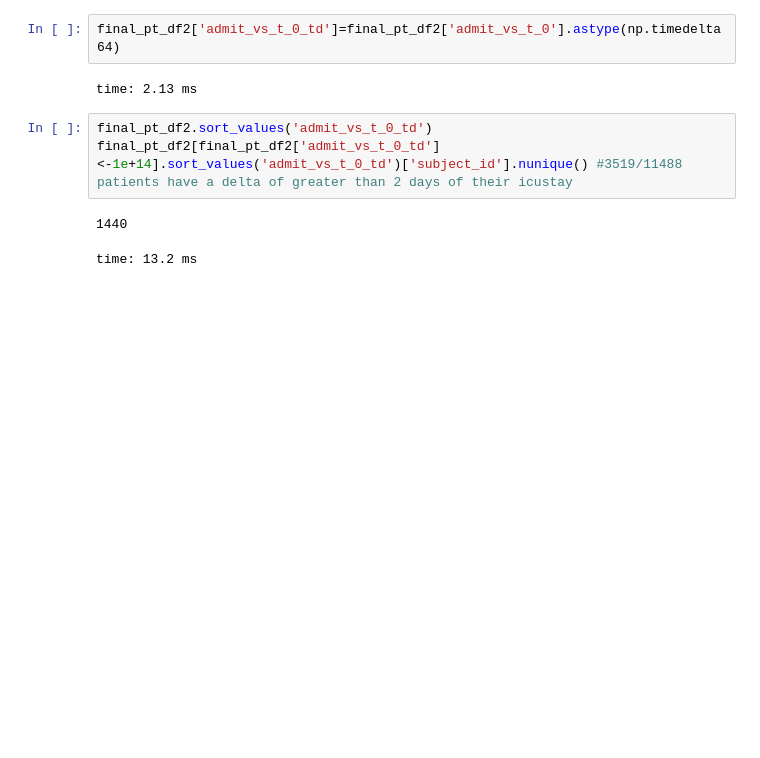
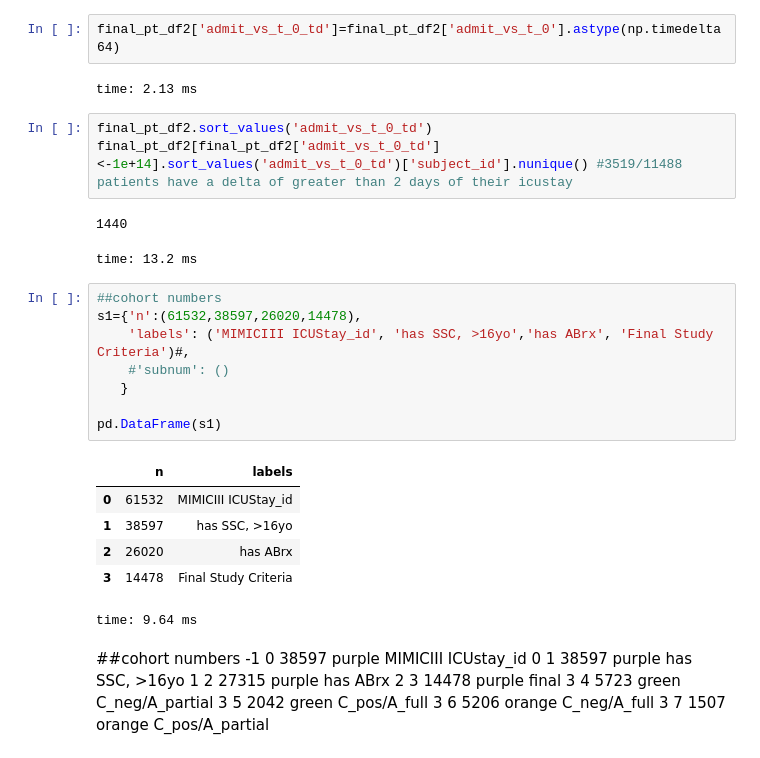
Before and after one commit to kellylinyingxin/mimiciii-antibiotics-modeling, a Jupyter notebook: notebooks/02-rotation_cohort_generation_improved.ipynb, the cells around one changed output. Cells and saved outputs as stored; diff of their text form; blank space fills up the shorter version.

```diff
--- a/notebooks/02-rotation_cohort_generation_improved.ipynb
+++ b/notebooks/02-rotation_cohort_generation_improved.ipynb
@@ -1272,3 +1292,28 @@ final_pt_df2[final_pt_df2['admit_vs_t_0_td']<-1e+14].sort_values('admit_vs_t_0_t
 # %% [output]
 1440
 time: 13.2 ms
+# %%
+##cohort numbers
+s1={'n':(61532,38597,26020,14478),
+    'labels': ('MIMICIII ICUStay_id', 'has SSC, >16yo','has ABrx', 'Final Study Criteria')#,
+    #'subnum': ()
+   }
+
+pd.DataFrame(s1)
+# %% [output]
+|  | n | labels |
+| 0 | 61532 | MIMICIII ICUStay_id |
+| 1 | 38597 | has SSC, >16yo |
+| 2 | 26020 | has ABrx |
+| 3 | 14478 | Final Study Criteria |
+time: 9.64 ms
+# %% [markdown]
+##cohort numbers
+-1	0	38597	purple	MIMICIII ICUstay_id
+0	1	38597	purple	has SSC, >16yo
+1	2	27315	purple	has ABrx
+2	3	14478	purple	final
+3	4	5723	green	C_neg/A_partial
+3	5	2042	green	C_pos/A_full
+3	6	5206	orange	C_neg/A_full
+3	7	1507	orange	C_pos/A_partial
```
Also changed, not shown: parts of 12 cells of this notebook.
